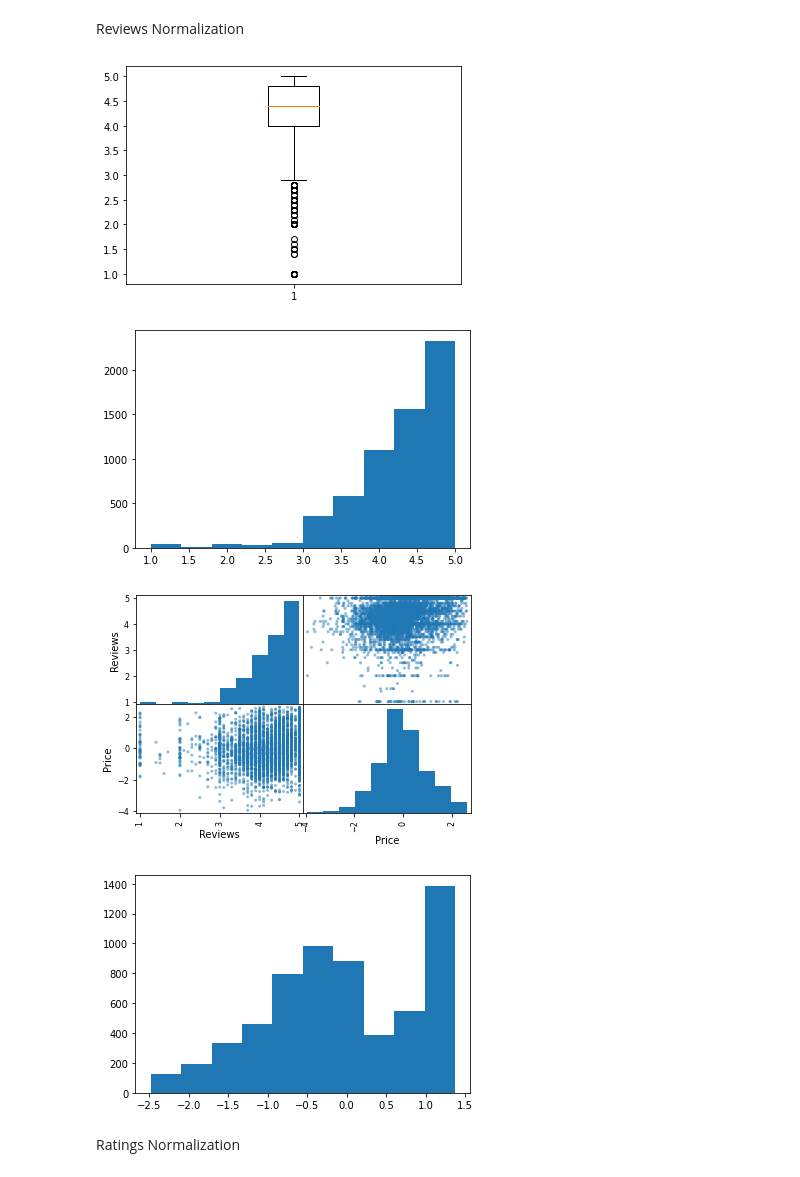
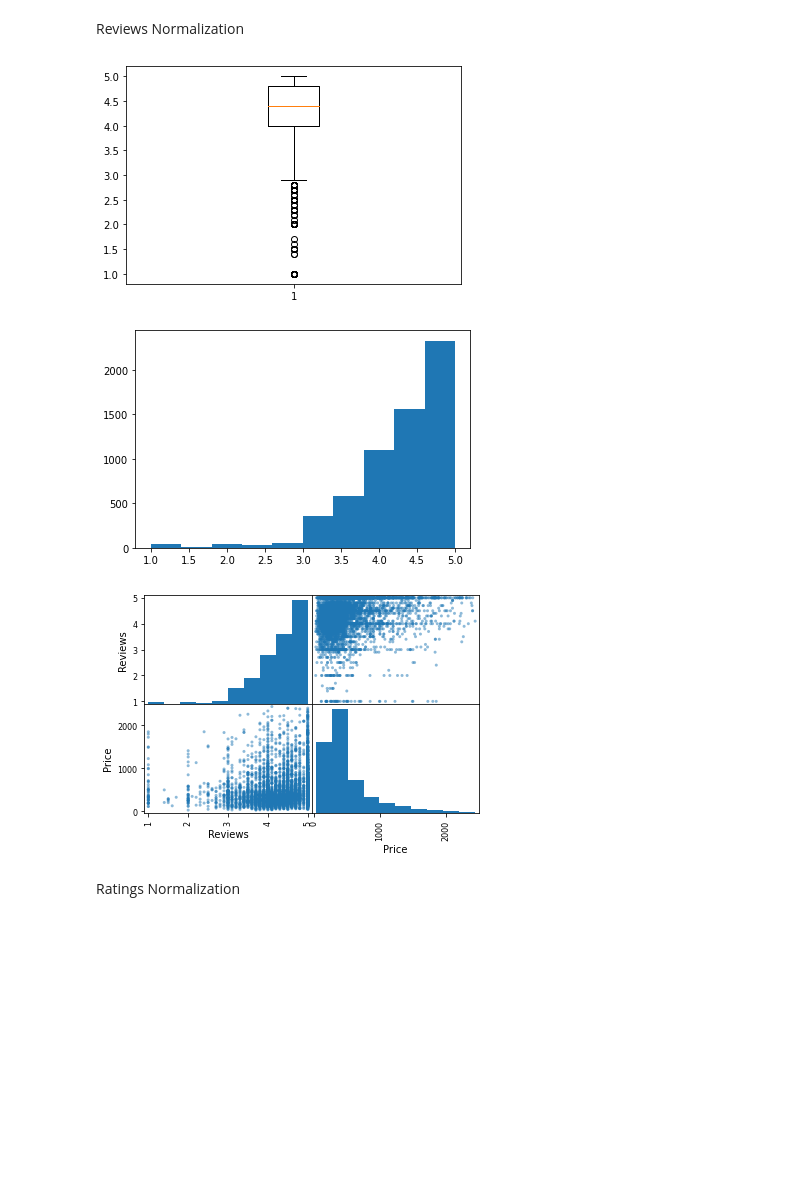
Before and after one commit to schatz06/EPL448_Project, a Jupyter notebook: newversion.ipynb, the cells around one changed output. Drawn from its saved outputs; the diff is of its cells as text; code cells hidden in the pictures; blank space fills up the shorter version.

```diff
--- a/newversion.ipynb
+++ b/newversion.ipynb
@@ -99,10 +99,10 @@ plt.hist(train_data['Price'])
 plt.show()
 
 
-power = PowerTransformer()
-train_data[['Price']] = power.fit_transform(train_data[['Price']])
-plt.hist(train_data['Price'])
-plt.show()
+#power = PowerTransformer()
+#train_data[['Price']] = power.fit_transform(train_data[['Price']])
+#plt.hist(train_data['Price'])
+#plt.show()
 # %% [output]
 [figure]
 [figure]
@@ -114,20 +113,19 @@ Reviews Normalization
 # %%
 train_data['Reviews'] = train_data.Reviews.apply(lambda r: float(r.split()[0])) # get only the review rule
 plt.boxplot(train_data['Reviews'])
 plt.show()
 plt.hist(train_data['Reviews'])
 plt.show()
 pdplt.scatter_matrix(train_data[['Reviews','Price']])
 plt.show()
-train_data[['Reviews']] = power.fit_transform(train_data[['Reviews']])
-plt.hist(train_data['Reviews'])
-plt.show()
+#train_data[['Reviews']] = power.fit_transform(train_data[['Reviews']])
+#plt.hist(train_data['Reviews'])
+#plt.show()
 #train_data['Reviews'] = (train_data.Reviews - train_data.Reviews.min())/(train_data.Reviews.max() - train_data.Reviews.min()) # normalize reviews
 # %% [output]
 [figure]
 [figure]
-[figure, old version]
+[figure, new version]
-[figure, removed]
 # %% [markdown]
 Ratings Normalization
 # %%
```
Also changed, not shown: parts of 45 cells of this notebook.
